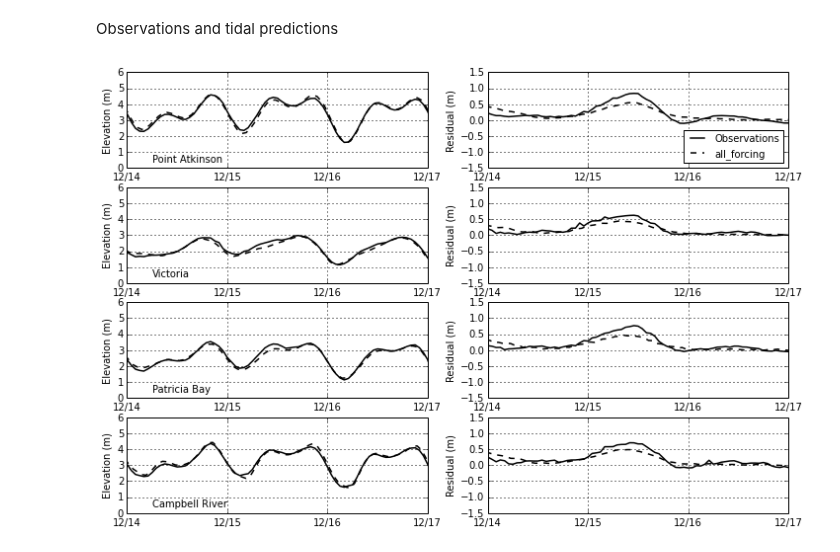
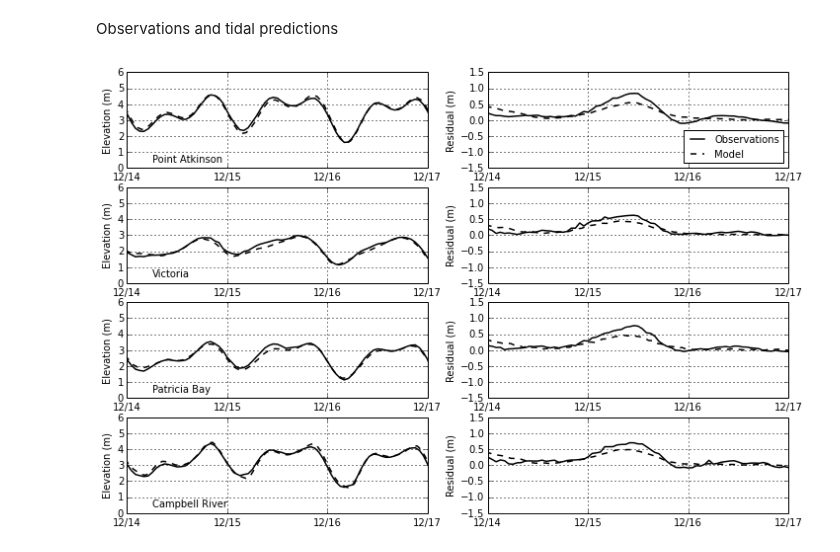
Before and after one commit to SalishSeaCast/storm-surge, a Jupyter notebook: FigureScripts/Dec 2006 - exploring surge.ipynb, the cells around one changed output. Cells and saved outputs as stored; diff of their text form; code cells hidden in the pictures.

Commit message:
Fixed legend

```diff
--- a/FigureScripts/Dec 2006 - exploring surge.ipynb
+++ b/FigureScripts/Dec 2006 - exploring surge.ipynb
@@ -112,35 +112,35 @@ for (ax,location,name) in zip(axs[:,0], sts,proper):
     ssh_corr=stormtools.correct_model(sshs[run][location][:,0,0],ttide[location],sdt,edt)
     ax.plot(ts[run], ssh_corr+datums[location],'--k',label=run,lw=1.5)
     ax.text(sax+timedelta(hours=6),0.4,name,fontsize=10)
     ax.set_xlim([sax,eax])
     ax.set_ylim([0,6])
     ax.set_ylabel('Elevation (m)')
     ax.grid(True,lw=1)
     ax.xaxis.set_major_locator(mdates.DayLocator())
     ax.xaxis.set_major_formatter(hfmt)
 
 
 for (ax,location) in zip(axs[:,1], sts):
     hfmt = mdates.DateFormatter('%m/%d')
     anom_obs=stormtools.observed_anomaly(ttide[location],wlev_meas[location],msl[location])
     anom_model=stormtools.modelled_anomaly(sshs,location)
     ax.plot(wlev_meas[location].time, anom_obs, '-k',label='Observations',lw=1.5)
-    ax.plot(ts['all_forcing'], anom_model, '--k',label='all_forcing',lw=1.5)
+    ax.plot(ts['all_forcing'], anom_model, '--k',label='Model',lw=1.5)
     #anom2 = sshs['ssh_only'][location][:,0,0]-sshs['tidesonly'][location][:,0,0]
     #ax.plot(ts['all_forcing'], anom2,label='ssh_only',lw=1.5)
     ax.set_xlim([sax,eax])
     ax.set_ylim([-1.5,1.5])
     ax.grid(True,lw=1)
     ax.set_ylabel('Residual (m)')
     ax.xaxis.set_major_locator(mdates.DayLocator())
     ax.xaxis.set_major_formatter(hfmt)
 
 axs[0,1].legend(loc=4,prop={'size':10})
 
 fig.set_size_inches(12,8)
 fig.savefig('../RoughWork/Figures/dec2006.pdf', bbox_inches='tight')
 # %% [output]
-[figure, old version]
+[figure, new version]
 # %%
 sts = ['PointAtkinson','Victoria','PatriciaBay', 'CampbellRiver']
 #sim limits
```
Also changed, not shown: 1 other file.
